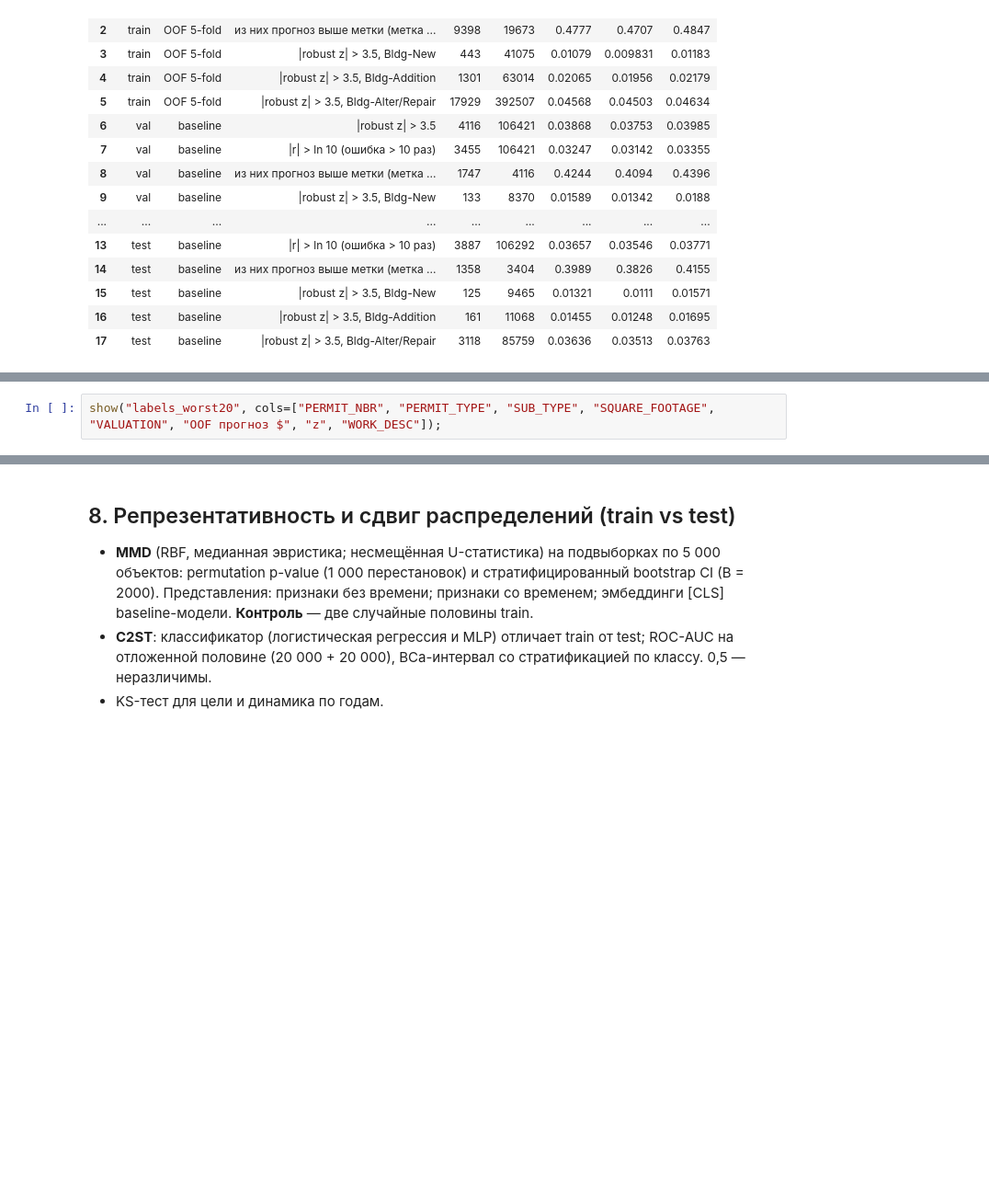
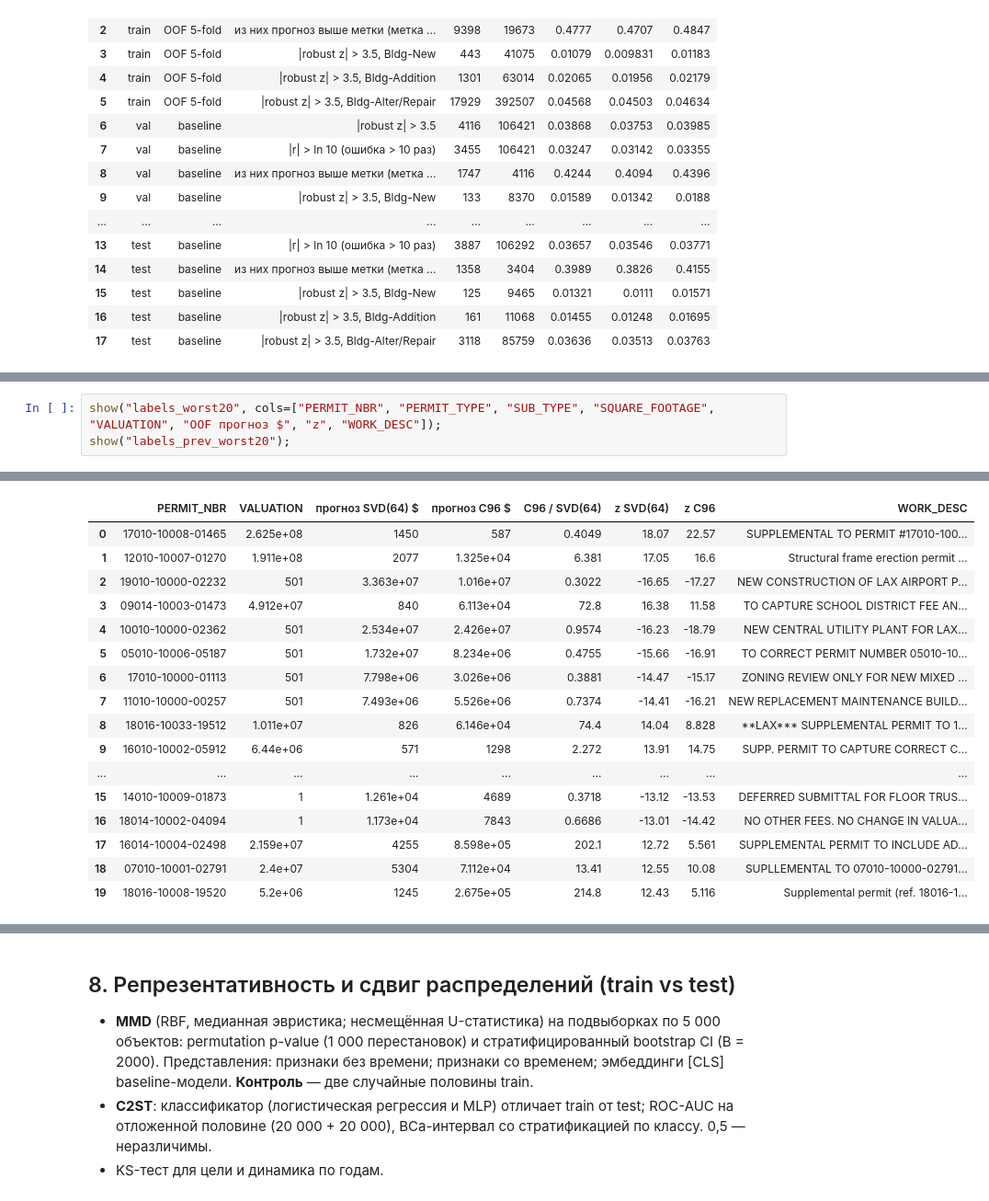
Before and after one commit to DeaDog911/ai-security, a Jupyter notebook: notebooks/pr1_data_quality.ipynb, the cells around one changed output, grey strips where cells are left out. Shown at 92% size. Cells and saved outputs as stored; diff of their text form; blank space fills up the shorter version.

```diff
--- a/notebooks/pr1_data_quality.ipynb
+++ b/notebooks/pr1_data_quality.ipynb
@@ -380,24 +410,42 @@ img("labels")
 * cleanlab согласуется с robust z лишь частично (пересечение худших 56%, Spearman 0,58): OUTRE учитывает и величину самой метки, поэтому помечает также крайние, но правдоподобные значения. Основным критерием остаётся robust z (как и было решено).
 # %%
 show("labels_worst20", cols=["PERMIT_NBR", "PERMIT_TYPE", "SUB_TYPE", "SQUARE_FOOTAGE", "VALUATION", "OOF прогноз $", "z", "WORK_DESC"]);
+show("labels_prev_worst20");
 # %% [output]
 |  | PERMIT_NBR | PERMIT_TYPE | SUB_TYPE | SQUARE_FOOTAGE | VALUATION | OOF прогноз $ | z | WORK_DESC |
 | 0 | 17010-10008-01465 | Bldg-Alter/Repair | Commercial | NaN | 2.625e+08 | 587 | 22.57 | SUPPLEMENTAL TO PERMIT #17010-100... |
 | 1 | 09014-10001-01473 | Bldg-Addition | Commercial | 0 | 2.55e+08 | 2639 | 19.91 | Foundation/frame only permit for ... |
 | 2 | 10010-10000-02362 | Bldg-New | Commercial | 6.793e+04 | 501 | 2.426e+07 | -18.79 | NEW CENTRAL UTILITY PLANT FOR LAX... |
 | 3 | 12010-10002-00465 | Bldg-New | Commercial | 1.965e+04 | 501 | 1.113e+07 | -17.43 | 3 LEVELS PARKING STRUCTURE WITH B... |
 | 4 | 19010-10000-02232 | Bldg-New | Commercial | 4.115e+04 | 501 | 1.016e+07 | -17.27 | NEW CONSTRUCTION OF LAX AIRPORT P... |
 | 5 | 13010-10005-03498 | Bldg-Alter/Repair | Commercial | NaN | 501 | 1.005e+07 | -17.25 | SUPPLEMENTAL PERMIT TO EARLY STAR... |
 | 6 | 05010-10006-05187 | Bldg-New | Apartment | 1.641e+05 | 501 | 8.234e+06 | -16.91 | TO CORRECT PERMIT NUMBER 05010-10... |
 | 7 | 12010-10007-01270 | Bldg-Alter/Repair | Commercial | NaN | 1.911e+08 | 1.325e+04 | 16.6 | Structural frame erection permit ... |
 | 8 | 11010-10000-00257 | Bldg-New | Commercial | 1.593e+04 | 501 | 5.526e+06 | -16.21 | NEW REPLACEMENT MAINTENANCE BUILD... |
 | 9 | 15010-10002-00387 | Bldg-Alter/Repair | Apartment | NaN | 2.064e+07 | 2058 | 15.97 | PROPOSED FOUNDATION ONLY PERMIT F... |
 | ... | ... | ... | ... | ... | ... | ... | ... | ... |
 | 15 | 14016-10001-24095 | Bldg-Alter/Repair | Commercial | NaN | 4e+06 | 572 | 15.34 | PERMIT FOR STRUCTURAL WORK ONLY. ... |
 | 16 | 17010-10000-01113 | Bldg-New | Commercial | 4.093e+04 | 501 | 3.026e+06 | -15.17 | ZONING REVIEW ONLY FOR NEW MIXED ... |
 | 17 | 18016-10010-19512 | Bldg-Alter/Repair | Commercial | NaN | 4.594e+06 | 745 | 15.12 | SUPPLEMETNAL TO 18016-10010-19512... |
 | 18 | 18016-70000-32761 | Bldg-Alter/Repair | 1 or 2 Family Dwelling | NaN | 1 | 1.153e+04 | -15.09 | Kitchen/bathroom remodel for resi... |
 | 19 | 20016-10004-10412 | Bldg-Alter/Repair | Commercial | NaN | 501 | 2.656e+06 | -14.94 | SUPPLEMENTAL PERMIT TO #20016-100... |
+|  | PERMIT_NBR | VALUATION | прогноз SVD(64) $ | прогноз C96 $ | C96 / SVD(64) | z SVD(64) | z C96 | WORK_DESC |
+| 0 | 17010-10008-01465 | 2.625e+08 | 1450 | 587 | 0.4049 | 18.07 | 22.57 | SUPPLEMENTAL TO PERMIT #17010-100... |
+| 1 | 12010-10007-01270 | 1.911e+08 | 2077 | 1.325e+04 | 6.381 | 17.05 | 16.6 | Structural frame erection permit ... |
+| 2 | 19010-10000-02232 | 501 | 3.363e+07 | 1.016e+07 | 0.3022 | -16.65 | -17.27 | NEW CONSTRUCTION OF LAX AIRPORT P... |
+| 3 | 09014-10003-01473 | 4.912e+07 | 840 | 6.113e+04 | 72.8 | 16.38 | 11.58 | TO CAPTURE SCHOOL DISTRICT FEE AN... |
+| 4 | 10010-10000-02362 | 501 | 2.534e+07 | 2.426e+07 | 0.9574 | -16.23 | -18.79 | NEW CENTRAL UTILITY PLANT FOR LAX... |
+| 5 | 05010-10006-05187 | 501 | 1.732e+07 | 8.234e+06 | 0.4755 | -15.66 | -16.91 | TO CORRECT PERMIT NUMBER 05010-10... |
+| 6 | 17010-10000-01113 | 501 | 7.798e+06 | 3.026e+06 | 0.3881 | -14.47 | -15.17 | ZONING REVIEW ONLY FOR NEW MIXED ... |
+| 7 | 11010-10000-00257 | 501 | 7.493e+06 | 5.526e+06 | 0.7374 | -14.41 | -16.21 | NEW REPLACEMENT MAINTENANCE BUILD... |
+| 8 | 18016-10033-19512 | 1.011e+07 | 826 | 6.146e+04 | 74.4 | 14.04 | 8.828 | **LAX*** SUPPLEMENTAL PERMIT TO 1... |
+| 9 | 16010-10002-05912 | 6.44e+06 | 571 | 1298 | 2.272 | 13.91 | 14.75 | SUPP. PERMIT TO CAPTURE CORRECT C... |
+| ... | ... | ... | ... | ... | ... | ... | ... | ... |
+| 15 | 14010-10009-01873 | 1 | 1.261e+04 | 4689 | 0.3718 | -13.12 | -13.53 | DEFERRED SUBMITTAL FOR FLOOR TRUS... |
+| 16 | 18014-10002-04094 | 1 | 1.173e+04 | 7843 | 0.6686 | -13.01 | -14.42 | NO OTHER FEES. NO CHANGE IN VALUA... |
+| 17 | 16014-10004-02498 | 2.159e+07 | 4255 | 8.598e+05 | 202.1 | 12.72 | 5.561 | SUPPLEMENTAL PERMIT TO INCLUDE AD... |
+| 18 | 07010-10001-02791 | 2.4e+07 | 5304 | 7.112e+04 | 13.41 | 12.55 | 10.08 | SUPLLEMENTAL TO 07010-10000-02791... |
+| 19 | 18016-10008-19520 | 5.2e+06 | 1245 | 2.675e+05 | 214.8 | 12.43 | 5.116 | Supplemental permit (ref. 18016-1... |
 # %% [markdown]
 **Ручной разбор 20 худших меток (train).** Как и у модели с одним SVD-токеном, в большинстве случаев **метка не описывает работы, к которым относятся признаки и текст**:
 
```
Also changed, not shown: parts of 14 cells of this notebook, 18 other files.
